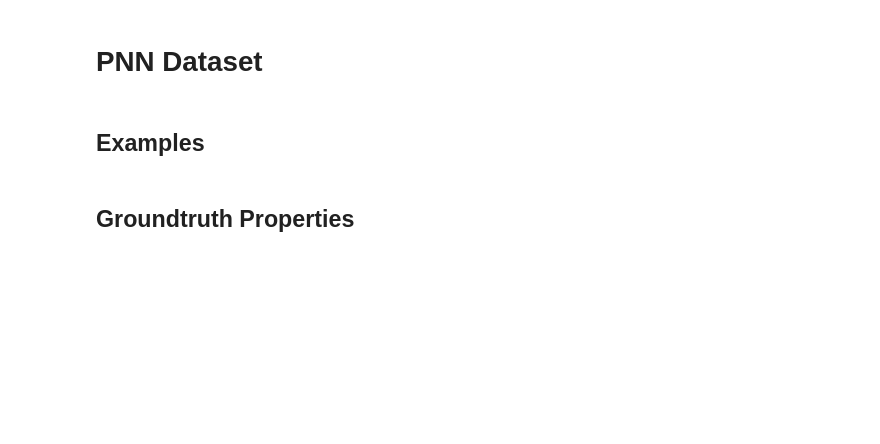
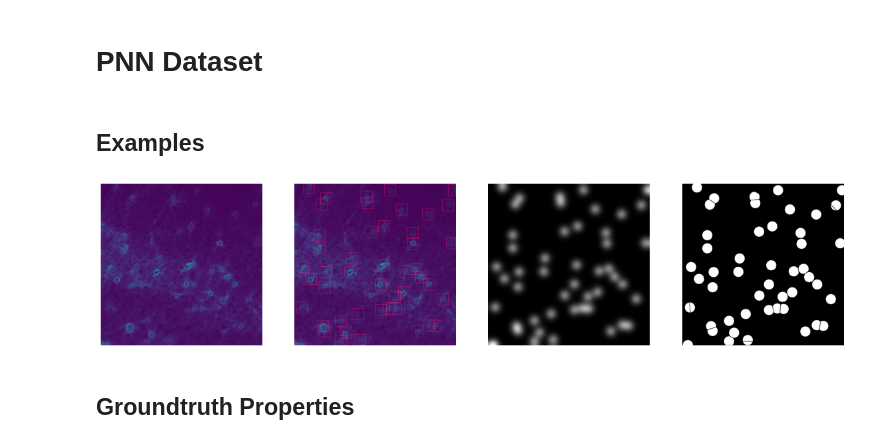
Before and after one commit to ciampluca/counting_perineuronal_nets, a Jupyter notebook: show.ipynb, the cells around one changed output. Cells and saved outputs as stored; diff of their text form; code cells hidden in the pictures; blank space fills up the shorter version.

```diff
--- a/show.ipynb
+++ b/show.ipynb
@@ -292,47 +302,49 @@ random_samples = np.random.randint(0, len(detection_dataset), 10000)
 cells_per_sample = [len(detection_dataset[x][0][1]) for x in tqdm(random_samples)]
 best_samples = np.argsort(cells_per_sample)[::-1]
 # %%
-sample_idx = random_samples[best_samples[31]]
+#sample_idx = random_samples[best_samples[31]]
+sample_idx = random_samples[best_samples[12]]
 
 sample = density_dataset[sample_idx][0][:, :, 0]
 detections = detection_dataset[sample_idx][0][1]
 density_map = density_dataset[sample_idx][0][:, :, 1]
 segmentation_map = segmentation_dataset[sample_idx][0][:, :, 1]
 weights_map = segmentation_dataset[sample_idx][0][:, :, 2]
-
 
 detections = np.clip(detections.astype(int), 0, sample.shape[0] - 1)
 sw_map = np.stack((segmentation_map, weights_map, np.zeros_like(sample)), axis=-1)
 
 sample = matplotlib.cm.viridis(sample)
 density_map = gray2rgb(density_map / density_map.max())
 segmentation_map = gray2rgb(segmentation_map)
 
 sample_with_boxes = sample.copy()
 for y0, x0, y1, x1 in detections:
     rect = ((y0, x0, y0, x1),
             (y0, x1, y1, x1),
             (y1, x1, y1, x0),
             (y1, x0, y0, x0))
     for r0, c0, r1, c1 in rect:
         rr, cc, val = line_aa(r0, c0, r1, c1)
         sample_with_boxes[rr, cc, 0] = val
 
 
 fig, axes = plt.subplots(1, 4, figsize=(20, 20))
 axes = axes.flatten()
 axes[0].imshow(sample)
 axes[1].imshow(sample_with_boxes)
 axes[2].imshow(density_map)
 axes[3].imshow(segmentation_map)
 
 for ax in axes:
     ax.set_axis_off()
 
-plt.imsave('figures/pnn-sample.png', sample)
-plt.imsave('figures/pnn-boxes.png', sample_with_boxes)
-plt.imsave('figures/pnn-density.png', density_map)
-plt.imsave('figures/pnn-segmentation.png', segmentation_map)
+# plt.imsave('figures/pnn-sample.png', sample)
+# plt.imsave('figures/pnn-boxes.png', sample_with_boxes)
+# plt.imsave('figures/pnn-density.png', density_map)
+# plt.imsave('figures/pnn-segmentation.png', segmentation_map)
+# %% [output]
+[figure, added]
 # %% [markdown]
 ## Groundtruth Properties
 # %%
```
Also changed, not shown: parts of 63 cells of this notebook, 1 other file.
